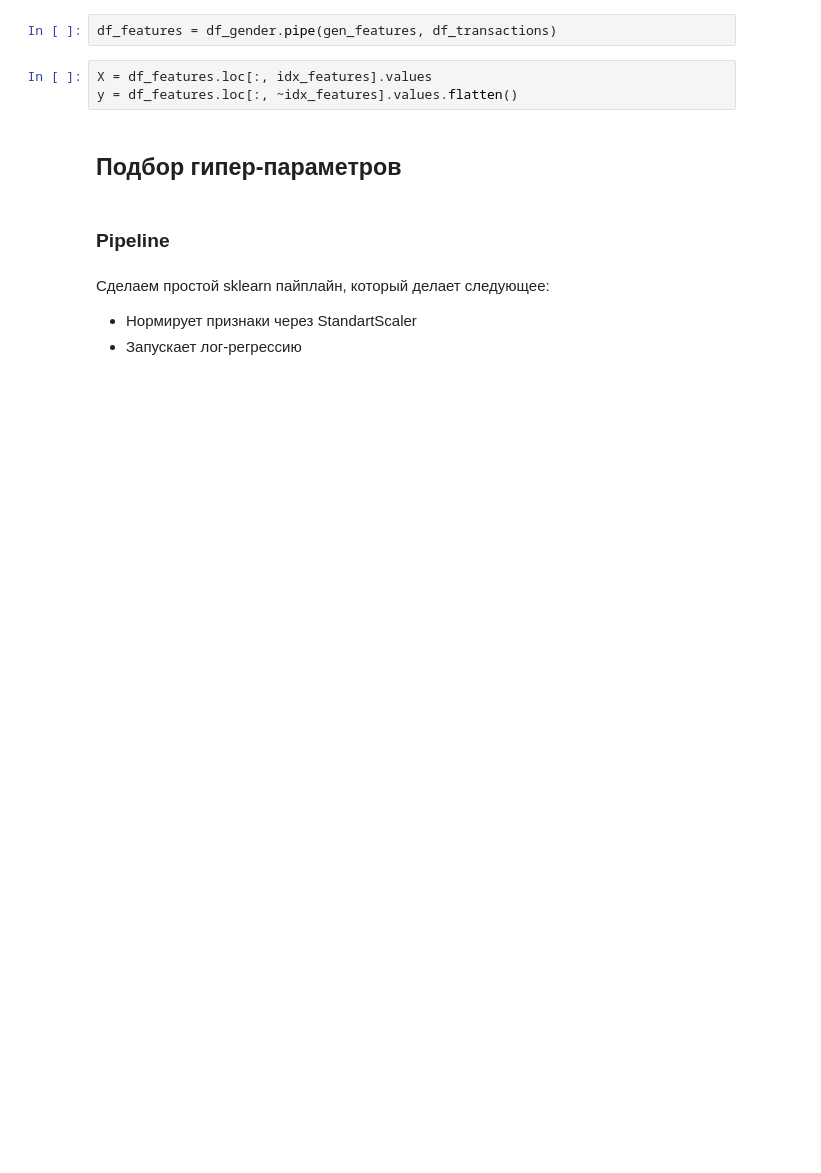
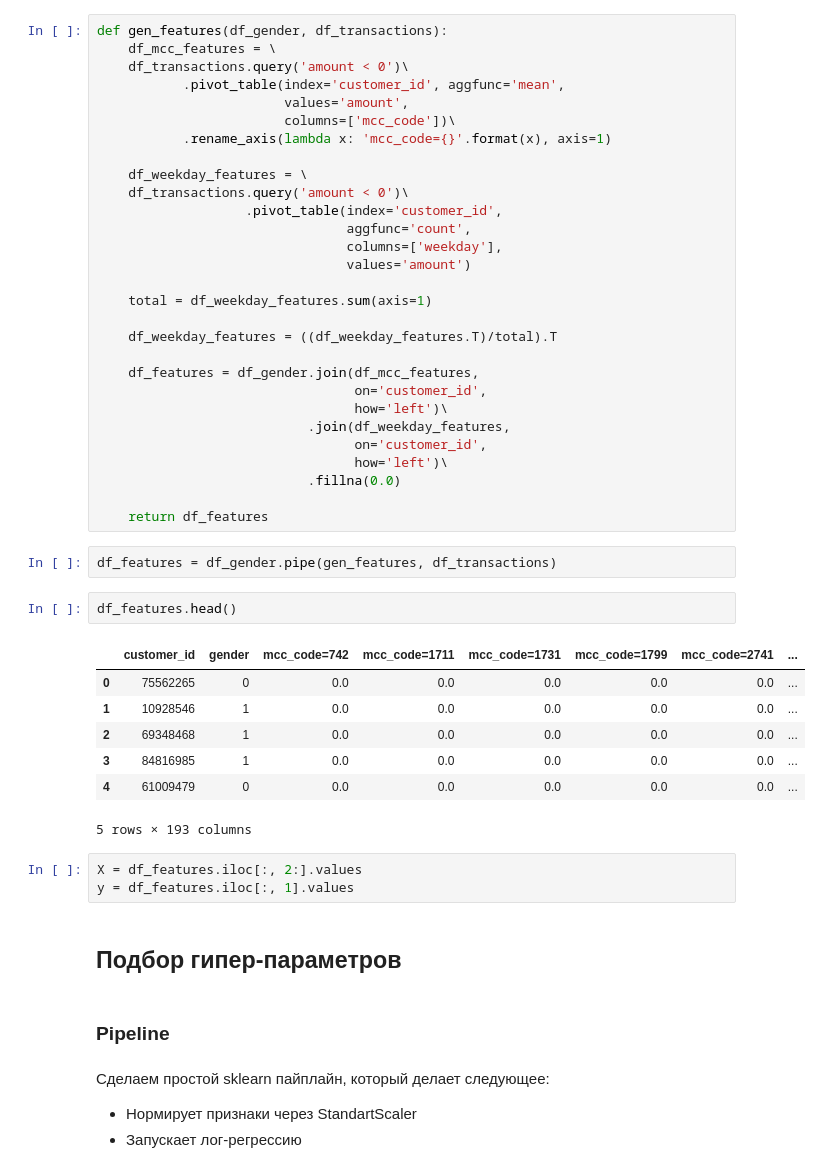
Before and after one commit to stroykova/spheremailru, a Jupyter notebook: 2018-02/lecture_05_linear/lecture-linear-pract-proc.ipynb, the cells around one changed output. Saved outputs shown, nothing was run; the diff lists cells and outputs as text; blank space fills up the shorter version.

```diff
--- a/2018-02/lecture_05_linear/lecture-linear-pract-proc.ipynb
+++ b/2018-02/lecture_05_linear/lecture-linear-pract-proc.ipynb
@@ -552,8 +706,47 @@ def gen_features(df_gender, df_transactions):
+# %%
+def gen_features(df_gender, df_transactions):
+    df_mcc_features = \
+    df_transactions.query('amount < 0')\
+           .pivot_table(index='customer_id', aggfunc='mean',
+                        values='amount',
+                        columns=['mcc_code'])\
+           .rename_axis(lambda x: 'mcc_code={}'.format(x), axis=1)
+
+    df_weekday_features = \
+    df_transactions.query('amount < 0')\
+                   .pivot_table(index='customer_id',
+                                aggfunc='count',
+                                columns=['weekday'],
+                                values='amount')
+
+    total = df_weekday_features.sum(axis=1)
+
+    df_weekday_features = ((df_weekday_features.T)/total).T
+
+    df_features = df_gender.join(df_mcc_features,
+                                 on='customer_id',
+                                 how='left')\
+                           .join(df_weekday_features,
+                                 on='customer_id',
+                                 how='left')\
+                           .fillna(0.0)
+
+    return df_features
 # %%
 df_features = df_gender.pipe(gen_features, df_transactions)
+# %%
+df_features.head()
+# %% [output]
+|  | customer_id | gender | mcc_code=742 | mcc_code=1711 | mcc_code=1731 | mcc_code=1799 | mcc_code=2741 | ... |
+| 0 | 75562265 | 0 | 0.0 | 0.0 | 0.0 | 0.0 | 0.0 | ... |
+| 1 | 10928546 | 1 | 0.0 | 0.0 | 0.0 | 0.0 | 0.0 | ... |
+| 2 | 69348468 | 1 | 0.0 | 0.0 | 0.0 | 0.0 | 0.0 | ... |
+| 3 | 84816985 | 1 | 0.0 | 0.0 | 0.0 | 0.0 | 0.0 | ... |
+| 4 | 61009479 | 0 | 0.0 | 0.0 | 0.0 | 0.0 | 0.0 | ... |
+5 rows × 193 columns
 # %%
-X = df_features.loc[:, idx_features].values
-y = df_features.loc[:, ~idx_features].values.flatten()
+X = df_features.iloc[:, 2:].values
+y = df_features.iloc[:, 1].values
 # %% [markdown]
 ## Подбор гипер-параметров
 # %% [markdown]
```
Also changed, not shown: parts of 41 cells of this notebook.
